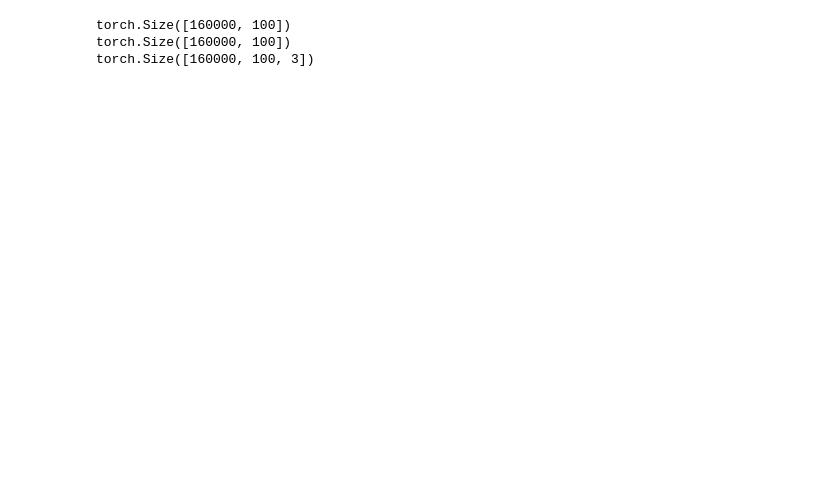
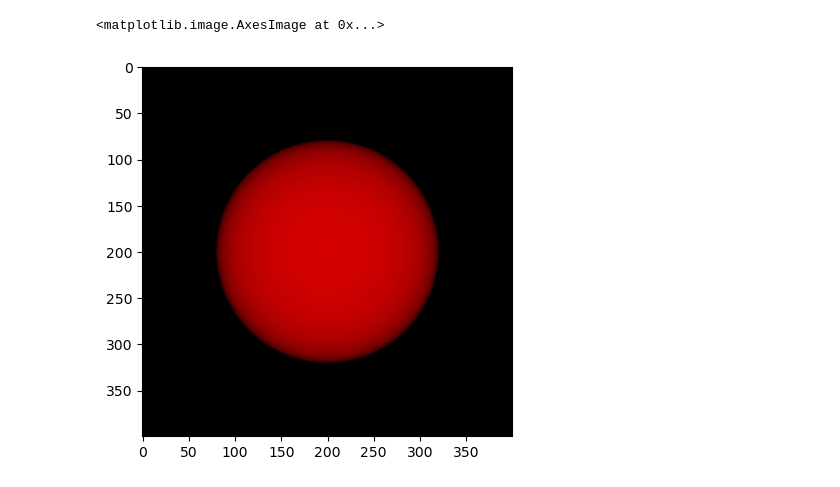
Before and after one commit to wangzh1/NeRF, a Jupyter notebook: volumetric_rendering.ipynb, the cells around one changed output. Drawn from its saved outputs; the diff is of its cells as text; code cells hidden in the pictures; blank space fills up the shorter version.

Commit message:
finish volumetric_rendering

```diff
--- a/volumetric_rendering.ipynb
+++ b/volumetric_rendering.ipynb
@@ -60,6 +60,7 @@ s = Sphere(np.array([0., 0., -1.]), .1, np.array([1., 0., 0.]))
 def compute_accumulated_transmittance(betas):
     # Returns the cumulative product of elements of input in the dimension dim.
     accumulated_transmittance = torch.cumprod(betas, 1)
+    accumulated_transmittance[:, 0] = 1.
     return accumulated_transmittance
 # %%
 # tn, tf represent near and far bound
@@ -90,7 +91,6 @@ def rendering(model, rays_o, rays_d, tn, tf, num_bins=100, device='cpu'):
     x = rays_o.unsqueeze(1) + t.unsqueeze(0).unsqueeze(-1) * rays_d.unsqueeze(1)
     # Now x: [batch_size, 3]
 
-
     colors, density = model.intersect(x.reshape(-1, 3))
 
     colors = colors.reshape((x.shape[0], num_bins, 3)) # [num_rays, num_bins, 3]
@@ -99,10 +99,15 @@ def rendering(model, rays_o, rays_d, tn, tf, num_bins=100, device='cpu'):
     alpha = 1 - torch.exp(-density * delta.unsqueeze(0)) # [num_rays, num_bins]
     T = compute_accumulated_transmittance(1 - alpha)
     c = (T.unsqueeze(-1) * alpha.unsqueeze(-1) * colors).sum(1) # [num_rays, 3] because sum(1)
+
+    return c
 # %%
-sphere_model = Sphere(torch.zeros(3), 0.1, torch.tensor([1., 0., 0.]))
-rendering(sphere_model, torch.from_numpy(rays_o), torch.from_numpy(rays_d), 0.8, 1.2)
+sphere_model = Sphere(torch.tensor([0, 0, -1]), 0.1, torch.tensor([1., 0., 0.]))
+px_colors = rendering(sphere_model, torch.from_numpy(rays_o), torch.from_numpy(rays_d), 0.8, 1.2)
-# %% [output]
-torch.Size([160000, 100])
-torch.Size([160000, 100])
-torch.Size([160000, 100, 3])
+# %%
+image = px_colors.reshape(H, W, 3).numpy()
+# %%
+plt.imshow(image)
+# %% [output]
+<matplotlib.image.AxesImage at 0x...>
+[figure, added]
```
Also changed, not shown: 2 other files.
